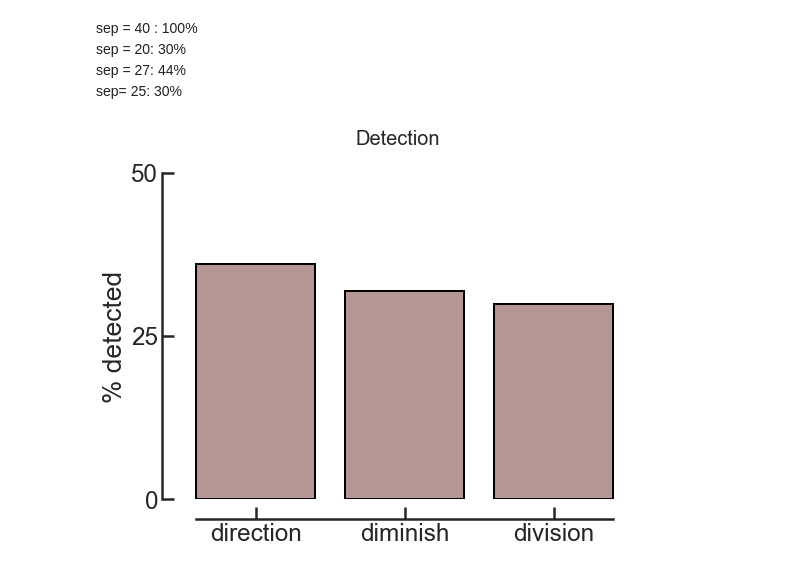
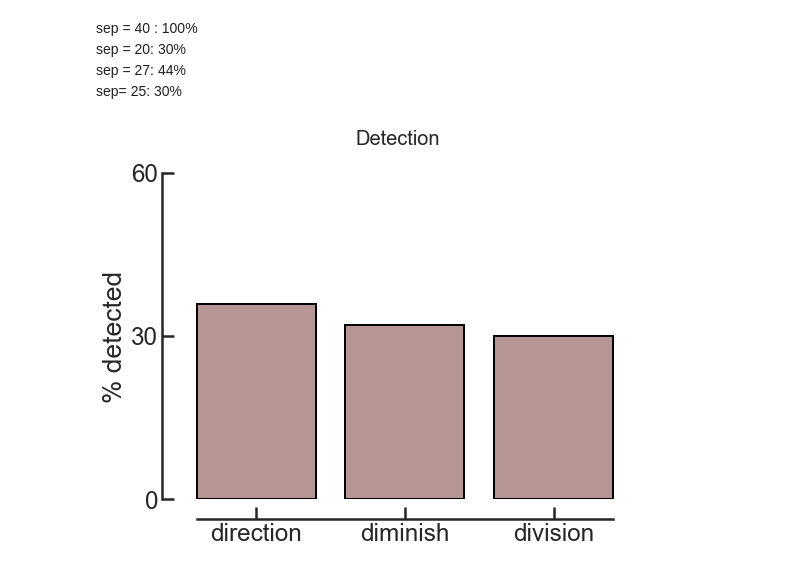
Before and after one commit to davidbestue/bump_att_misd, a Jupyter notebook: analysis_misd.ipynb, the cells around one changed output. Saved outputs shown, nothing was run; the diff lists cells and outputs as text; code cells hidden in the pictures.

```diff
--- a/analysis_misd.ipynb
+++ b/analysis_misd.ipynb
@@ -134,18 +132,18 @@ df = pd.concat([Direct, Diminish, Division ])
 # %%
 fig = plt.figure()
 fig.set_size_inches(8,6)
 fig.suptitle('Detection', fontsize=20)
 g = sns.barplot(x="type", y="detection", data=df, estimator=np.mean, order=['direction', 'diminish', 'division' ],
             ci=None,  color='rosybrown',  edgecolor='black', ecolor='k')
 
-g.set_ylim(0,0.5);
+g.set_ylim(0,0.6);
 plt.xlabel('')
 plt.ylabel('% detected')
 plt.gca().spines['right'].set_visible(False)
 plt.gca().spines['top'].set_visible(False)
 plt.tick_params(direction='in') #direction
-plt.gca().set_yticks([0, 0.25, 0.5])
-plt.gca().set_yticklabels([0, 25, 50])
+plt.gca().set_yticks([0, 0.3, 0.6])
+plt.gca().set_yticklabels([0, 30, 60])
 adjust_spines(plt.gca(), ['left', 'bottom'])
 # %% [output]
-[figure, old version]
+[figure, new version]
```
Also changed, not shown: parts of 4 cells of this notebook.
